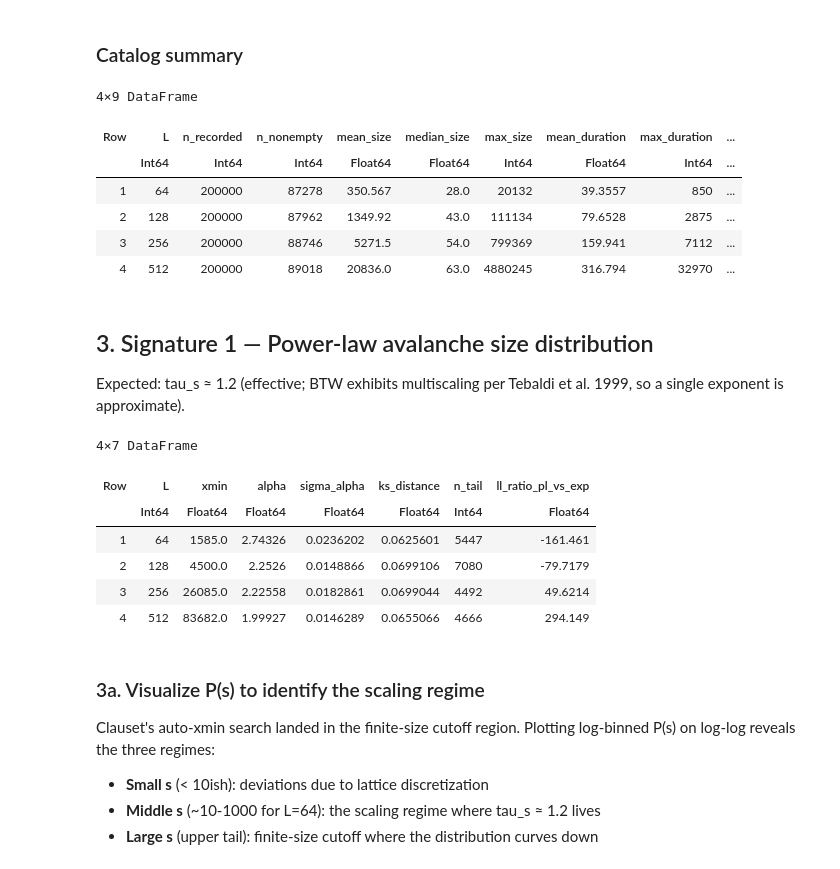
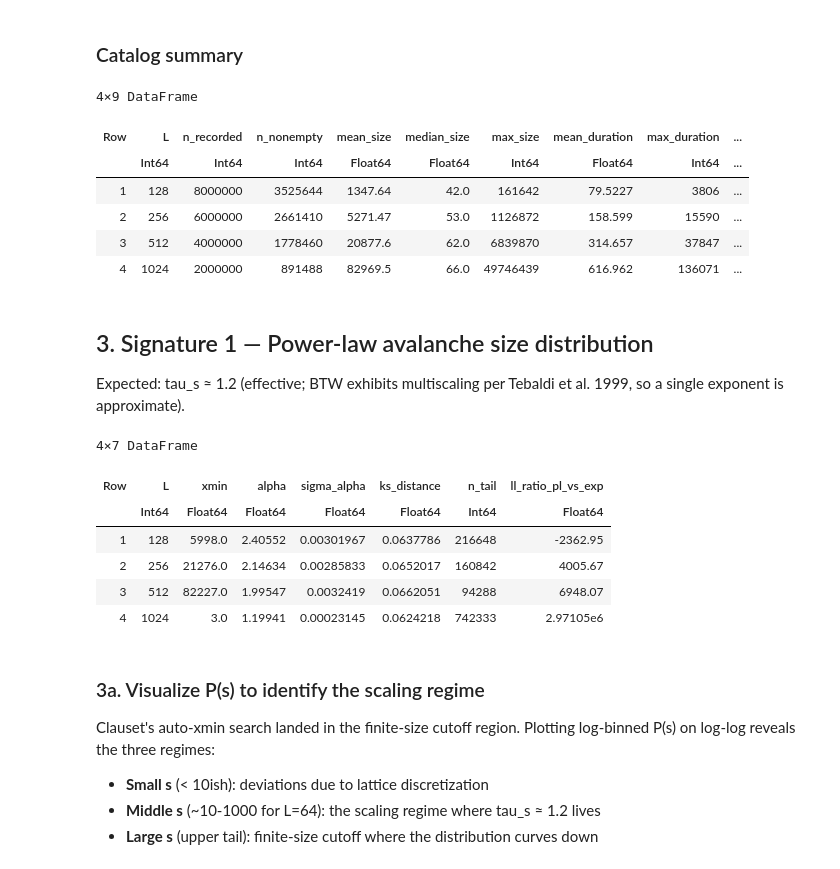
Before and after one commit to gary-dalton/criticality-index, a Jupyter notebook: work/exp01_01_btw_sandpile.ipynb, the cells around one changed output. Cells and saved outputs as stored; diff of their text form; code cells hidden in the pictures.

```diff
--- a/work/exp01_01_btw_sandpile.ipynb
+++ b/work/exp01_01_btw_sandpile.ipynb
@@ -56,0 +26,16 @@ L values: [64, 128, 256, 512]
+# %%
+# :explore for in-kernel iteration; :analyze to load ensemble from disk.
+MODE = :explore
+
+# For :analyze mode — which L values to load from disk.
+# For :explore mode — which L values to simulate (one seed each at small L).
+L_values = MODE == :analyze ? [128, 256, 512, 1024] : [64]
+
+# Shared parameter.
+N_record = MODE == :explore ? 50_000 : 200_000
+
+# Where the ensemble Arrow files live (produced by run_btw_ensemble).
+ENSEMBLE_DATA_DIR = "data/exp01_01"
+
+println("Mode: \$MODE")
+println("L values: \$L_values")
@@ -241,29 +277,33 @@ L=512: n_seeds=1  record=200000 per seed
 # %%
 summary_rows = NamedTuple[]
 for L in L_values
-    sizes = avalanche_sizes(results[L].catalog)
-    durations = avalanche_durations(results[L].catalog)
+    r = results[L]
+    nonempty_mask = r.sizes .> 0
+    nonempty_sizes = r.sizes[nonempty_mask]
+    nonempty_durations = r.durations[nonempty_mask]
+    mean_h = isnothing(r.final_height) ? NaN : mean(r.final_height)
     push!(summary_rows, (
         L = L,
-        n_recorded = length(results[L].catalog),
-        n_nonempty = length(sizes),
-        mean_size = mean(sizes),
-        median_size = median(sizes),
-        max_size = maximum(sizes),
-        mean_duration = mean(durations),
-        max_duration = maximum(durations),
-        mean_height = mean(results[L].final_height),
+        n_seeds = r.n_seeds,
+        n_recorded = length(r.sizes),
+        n_nonempty = length(nonempty_sizes),
+        mean_size = isempty(nonempty_sizes) ? NaN : mean(nonempty_sizes),
+        median_size = isempty(nonempty_sizes) ? NaN : median(nonempty_sizes),
+        max_size = isempty(nonempty_sizes) ? 0 : maximum(nonempty_sizes),
+        mean_duration = isempty(nonempty_durations) ? NaN : mean(nonempty_durations),
+        max_duration = isempty(nonempty_durations) ? 0 : maximum(nonempty_durations),
+        mean_height = mean_h,
     ))
 end
 DataFrame(summary_rows)
 # %% [output]
 4×9 DataFrame
 | Row | L | n_recorded | n_nonempty | mean_size | median_size | max_size | mean_duration | max_duration | ... |
 |  | Int64 | Int64 | Int64 | Float64 | Float64 | Int64 | Float64 | Int64 | ... |
-| 1 | 64 | 200000 | 87278 | 350.567 | 28.0 | 20132 | 39.3557 | 850 | ... |
-| 2 | 128 | 200000 | 87962 | 1349.92 | 43.0 | 111134 | 79.6528 | 2875 | ... |
-| 3 | 256 | 200000 | 88746 | 5271.5 | 54.0 | 799369 | 159.941 | 7112 | ... |
-| 4 | 512 | 200000 | 89018 | 20836.0 | 63.0 | 4880245 | 316.794 | 32970 | ... |
+| 1 | 128 | 8000000 | 3525644 | 1347.64 | 42.0 | 161642 | 79.5227 | 3806 | ... |
+| 2 | 256 | 6000000 | 2661410 | 5271.47 | 53.0 | 1126872 | 158.599 | 15590 | ... |
+| 3 | 512 | 4000000 | 1778460 | 20877.6 | 62.0 | 6839870 | 314.657 | 37847 | ... |
+| 4 | 1024 | 2000000 | 891488 | 82969.5 | 66.0 | 49746439 | 616.962 | 136071 | ... |
 # %% [markdown]
 ## 3. Signature 1 — Power-law avalanche size distribution
 
@@ -271,9 +311,9 @@ Expected: tau_s ≈ 1.2 (effective; BTW exhibits multiscaling per Tebaldi et al.
 # %%
 pl_rows = NamedTuple[]
 for L in L_values
-    sizes = avalanche_sizes(results[L].catalog)
-    fit = fit_power_law(Float64.(sizes))
-    cmp = compare_power_law_exponential(Float64.(sizes), fit.xmin, fit.alpha)
+    sizes = Float64.(filter(>(0), results[L].sizes))
+    fit = fit_power_law(sizes)
+    cmp = compare_power_law_exponential(sizes, fit.xmin, fit.alpha)
     push!(pl_rows, (
         L = L,
         xmin = fit.xmin,
@@ -289,10 +329,10 @@ DataFrame(pl_rows)
 4×7 DataFrame
 | Row | L | xmin | alpha | sigma_alpha | ks_distance | n_tail | ll_ratio_pl_vs_exp |
 |  | Int64 | Float64 | Float64 | Float64 | Float64 | Int64 | Float64 |
-| 1 | 64 | 1585.0 | 2.74326 | 0.0236202 | 0.0625601 | 5447 | -161.461 |
-| 2 | 128 | 4500.0 | 2.2526 | 0.0148866 | 0.0699106 | 7080 | -79.7179 |
-| 3 | 256 | 26085.0 | 2.22558 | 0.0182861 | 0.0699044 | 4492 | 49.6214 |
-| 4 | 512 | 83682.0 | 1.99927 | 0.0146289 | 0.0655066 | 4666 | 294.149 |
+| 1 | 128 | 5998.0 | 2.40552 | 0.00301967 | 0.0637786 | 216648 | -2362.95 |
+| 2 | 256 | 21276.0 | 2.14634 | 0.00285833 | 0.0652017 | 160842 | 4005.67 |
+| 3 | 512 | 82227.0 | 1.99547 | 0.0032419 | 0.0662051 | 94288 | 6948.07 |
+| 4 | 1024 | 3.0 | 1.19941 | 0.00023145 | 0.0624218 | 742333 | 2.97105e6 |
 # %% [markdown]
 ### 3a. Visualize P(s) to identify the scaling regime
 
```
Also changed, not shown: parts of 31 cells of this notebook, 6 other files.
